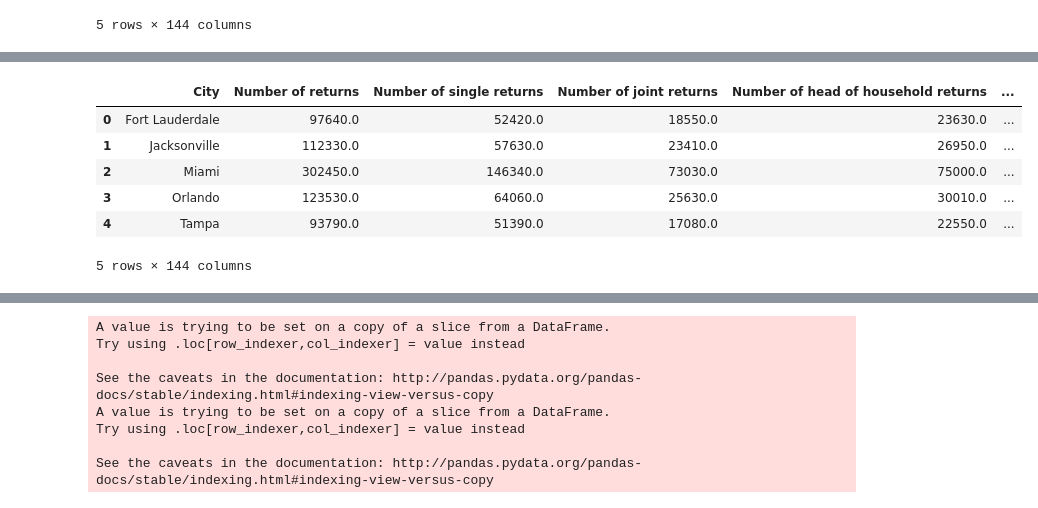
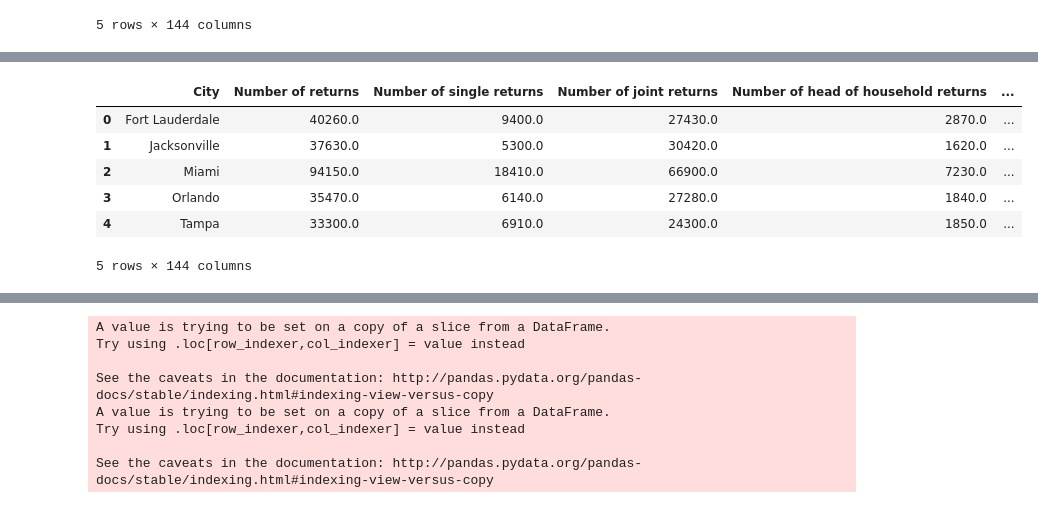
Before and after one commit to Sbrown146/Project1, a Jupyter notebook: Project Data Final Code Template.ipynb, the cells around one changed output, grey strips where cells are left out. Saved outputs shown, nothing was run; the diff lists cells and outputs as text; code cells hidden in the pictures.

Commit message:
All but final formatting/last question

```diff
--- a/Project Data Final Code Template.ipynb
+++ b/Project Data Final Code Template.ipynb
@@ -355,21 +409,26 @@ Middle_bracket
 # %%
 # Question 3.
 # Upper Income on a heat map.
+# Same top 5 as Question 2.
 
 Upper_bracket=Florida_cities.loc[ \
-(Florida_cities["Number of returns"]>75000) & (Florida_cities["Size of adjusted gross income"]!="Under $25000") & \
-(Florida_cities["Size of adjusted gross income"]!="$25000 to $50000") & \
+(Florida_cities["Number of returns"]>30000) &
+(Florida_cities["Size of adjusted gross income"]!="Under $25,000") & \
+(Florida_cities["Size of adjusted gross income"]!="$25,000 to $50,000") & \
 (Florida_cities["Size of adjusted gross income"]!="$50,000 to $75,000") & \
-(Florida_cities["Size of adjusted gross income"]!="$75,000 to $100,000"),:]
+(Florida_cities["Size of adjusted gross income"]!="$75,000 to $100,000"),:
+]
 
-Upper_bracket=Middle_bracket.groupby(["City"]).sum().reset_index()
+
+
+Upper_bracket=Upper_bracket.groupby(["City"]).sum().reset_index()
 
 Upper_bracket
 # %% [output]
 |  | City | Number of returns | Number of single returns | Number of joint returns | Number of head of household returns | ... |
-| 0 | Fort Lauderdale | 97640.0 | 52420.0 | 18550.0 | 23630.0 | ... |
-| 1 | Jacksonville | 112330.0 | 57630.0 | 23410.0 | 26950.0 | ... |
-| 2 | Miami | 302450.0 | 146340.0 | 73030.0 | 75000.0 | ... |
-| 3 | Orlando | 123530.0 | 64060.0 | 25630.0 | 30010.0 | ... |
-| 4 | Tampa | 93790.0 | 51390.0 | 17080.0 | 22550.0 | ... |
+| 0 | Fort Lauderdale | 40260.0 | 9400.0 | 27430.0 | 2870.0 | ... |
+| 1 | Jacksonville | 37630.0 | 5300.0 | 30420.0 | 1620.0 | ... |
+| 2 | Miami | 94150.0 | 18410.0 | 66900.0 | 7230.0 | ... |
+| 3 | Orlando | 35470.0 | 6140.0 | 27280.0 | 1840.0 | ... |
+| 4 | Tampa | 33300.0 | 6910.0 | 24300.0 | 1850.0 | ... |
 5 rows × 144 columns
```
Also changed, not shown: parts of 62 cells of this notebook, 22 other files.
